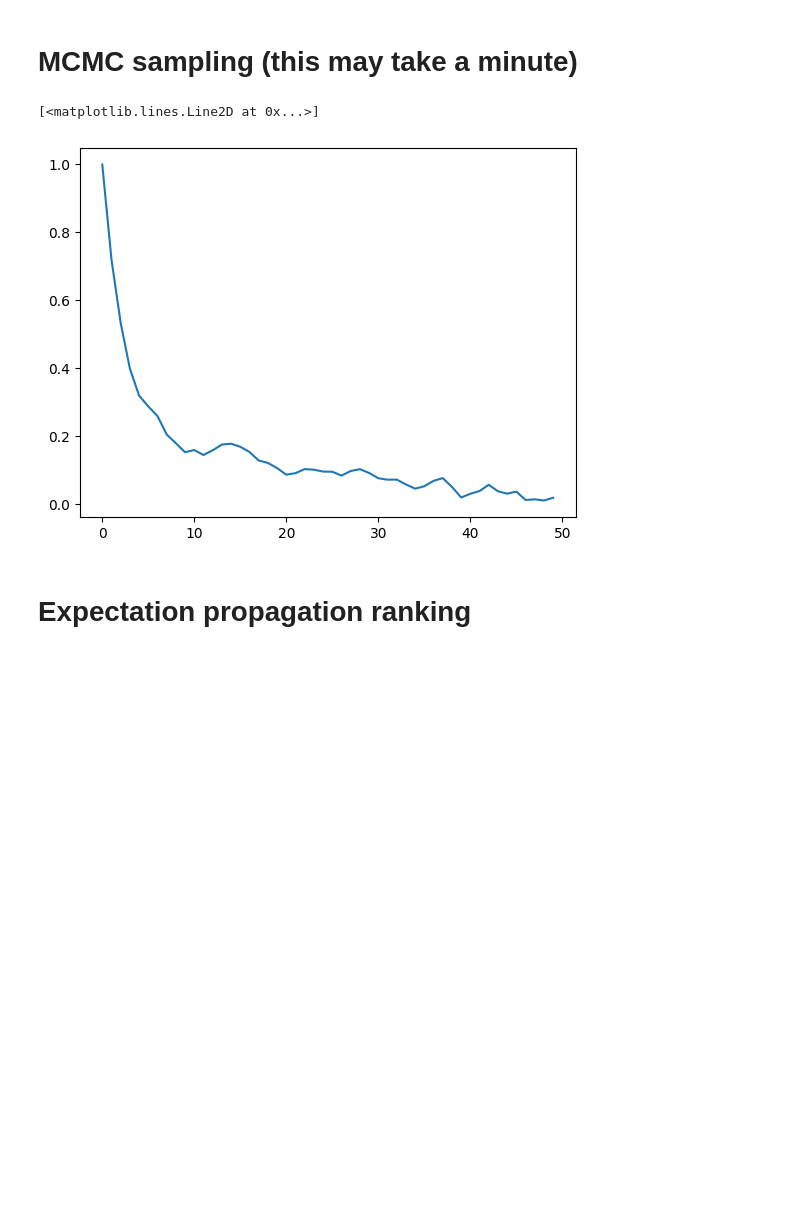
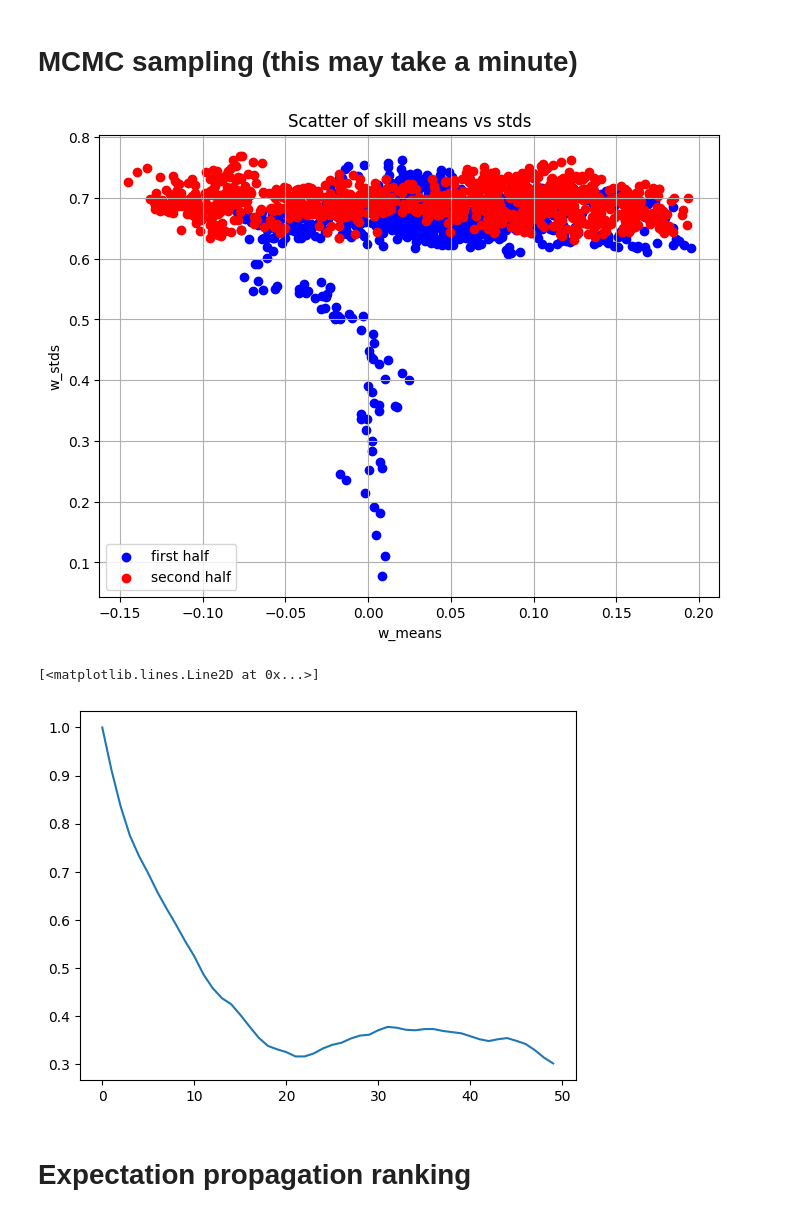
Before and after one commit to AramSarkissian/4F13-CW2, a Jupyter notebook: coursework2.ipynb, the cells around one changed output. Cells and saved outputs as stored; diff of their text form; code cells hidden in the pictures; blank space fills up the shorter version.

```diff
--- a/coursework2.ipynb
+++ b/coursework2.ipynb
@@ -32,12 +32,30 @@ num_games = games.shape[0]
 # MCMC sampling (this may take a minute)
 # %%
 # number of iterations -- the more the better!
-num_iters = 2000
+num_its = 2000
 # perform Metropolis MCMC sampling, skill samples is an num_players x num_samples array
-skill_samples = MH_sample(games, num_players, num_iters)
+#skill_samples = MH_sample(games, num_players, num_iters)
+
+skill_samples, w_means, w_stds = MH_sample(games, num_players, num_its)
+wm = np.ravel(w_means)
+ws = np.ravel(w_stds)
+n = wm.shape[0]
+mid = n // 2
+
+plt.figure(figsize=(8,6))
+plt.scatter(wm[:mid], ws[:mid], color='red', label='first half')
+plt.scatter(wm[mid:], ws[mid:], color='blue', label='second half')
+plt.xlabel('w_means')
+plt.ylabel('w_stds')
+plt.title('Scatter of skill means vs stds')
+plt.legend()
+plt.grid(True)
+plt.show()
 
 # discard the first half of the samples (burn-in period)
-skill_samples = skill_samples[:,num_iters//2:]
+skill_samples = skill_samples[:,num_its//2:]
+# %% [output]
+[figure, added]
 # %%
 # plotting the autocorrelation function for player i
 i = 5
@@ -47,7 +65,7 @@ for t in range(50):
 plt.plot(autocor)
 # %% [output]
 [<matplotlib.lines.Line2D at 0x...>]
-[figure, old version]
+[figure, new version]
 # %% [markdown]
 # Expectation propagation ranking
 # %%
```
Also changed, not shown: parts of 2 cells of this notebook, 1 other file.
